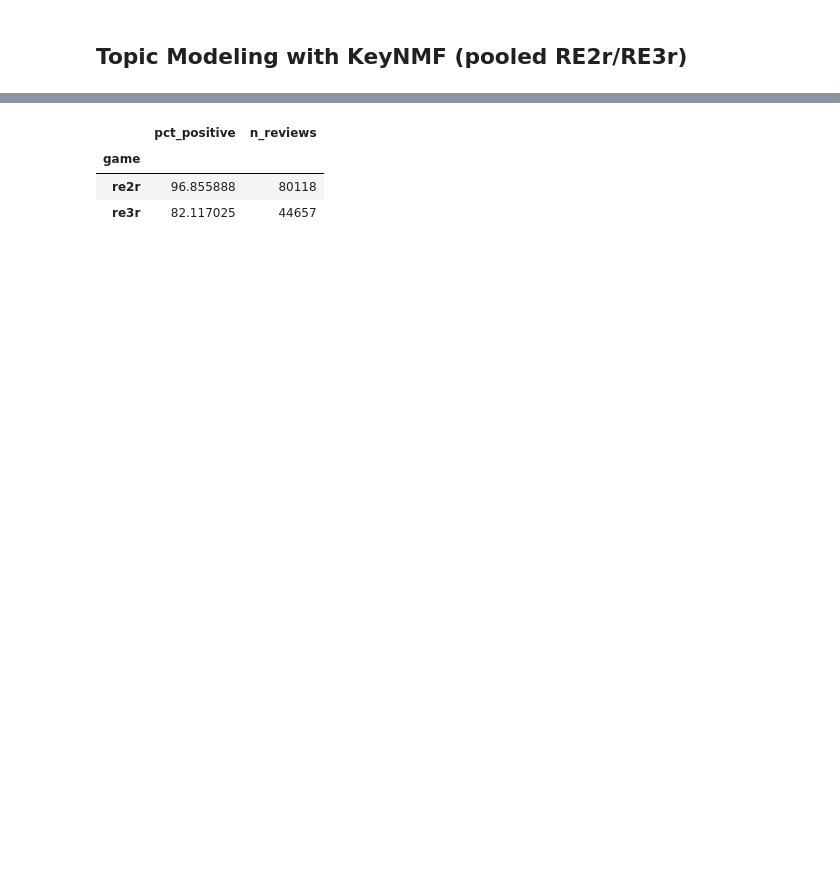
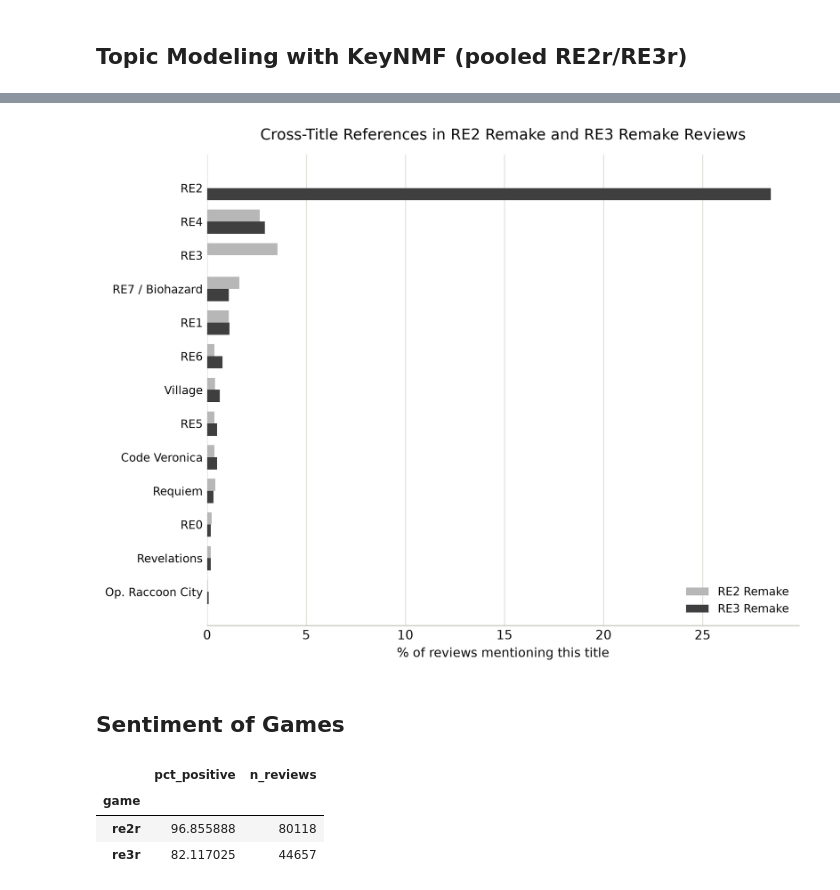
Before and after one commit to MarcBarcelos/ResidentEvilSteamReviews, a Jupyter notebook: nbs/ResidentEvil_Turftopic.ipynb, the cells around one changed output, grey strips where cells are left out. Cells and saved outputs as stored; diff of their text form; code cells hidden in the pictures; blank space fills up the shorter version.

```diff
--- a/nbs/ResidentEvil_Turftopic.ipynb
+++ b/nbs/ResidentEvil_Turftopic.ipynb
@@ -185 +200,64 @@ Name: mentions_other_title, dtype: float64
+# %%
+VIZ_DIR = Path("../results/vizualizations")
+VIZ_DIR.mkdir(parents=True, exist_ok=True)
+
+COLOR_RE2R = "#B7B7B7"
+COLOR_RE3R = "#3F3F3F"
+INK_PRIMARY = "#0b0b0b"
+COLOR_NEUTRAL = "#e8e8e4"
+GRIDLINE = "#e1e0d9"
+BASELINE = "#c3c2b7"
+
+TITLE_LABELS = {
+    "re0": "RE0", "re1": "RE1", "re2": "RE2", "re3": "RE3", "re4": "RE4",
+    "re5": "RE5", "re6": "RE6", "re7": "RE7 / Biohazard", "village": "Village",
+    "revelations": "Revelations", "requiem": "Requiem", "raccoon_city": "Op. Raccoon City",
+    "code_veronica": "Code Veronica",
+}
+
+def base_title(col):
+    for suffix in ("_remake", "_original", "_unspecified"):
+        if col.endswith(suffix):
+            return col[: -len(suffix)]
+    return col
+
+mention_counts_by_title = mention_counts.T.groupby(base_title).sum().T
+
+n_reviews = df.groupby("game").size()
+pct = mention_counts_by_title.div(n_reviews, axis=0) * 100
+plot_df = pct.T.rename(index=TITLE_LABELS)
+plot_df["total"] = plot_df["re2r"] + plot_df["re3r"]
+plot_df = plot_df.sort_values("total", ascending=True)
+
+fig, ax = plt.subplots(figsize=(8, 0.4 * len(plot_df) + 1), dpi=300)
+y = np.arange(len(plot_df))
+bar_height = 0.36
+
+ax.barh(y + bar_height / 2, plot_df["re2r"], height=bar_height, color=COLOR_RE2R, label="RE2 Remake", zorder=3)
+ax.barh(y - bar_height / 2, plot_df["re3r"], height=bar_height, color=COLOR_RE3R, label="RE3 Remake", zorder=3)
+
+ax.set_yticks(y)
+ax.set_yticklabels(plot_df.index, fontsize=9, color=INK_PRIMARY)
+
+ax.set_xlabel("% of reviews mentioning this title", color=INK_PRIMARY, fontsize=10)
+ax.set_title("Cross-Title References in RE2 Remake and RE3 Remake Reviews", color=INK_PRIMARY, fontsize=12, pad=12)
+
+ax.xaxis.grid(True, color=GRIDLINE, linewidth=0.8, zorder=0)
+ax.set_axisbelow(True)
+for spine in ["top", "right", "left"]:
+    ax.spines[spine].set_visible(False)
+ax.spines["bottom"].set_color(BASELINE)
+ax.tick_params(axis="both", colors=INK_PRIMARY, length=0)
+
+legend = ax.legend(loc="lower right", frameon=False, fontsize=9)
+for text in legend.get_texts():
+    text.set_color(INK_PRIMARY)
+
+plt.tight_layout()
+plt.savefig(VIZ_DIR / "cross_title_mentions.png", bbox_inches="tight")
+plt.show()
+# %% [output]
+[figure, added]
+# %% [markdown]
+## Sentiment of Games
 # %%
```
Also changed, not shown: parts of 38 cells of this notebook, 11 other files.
